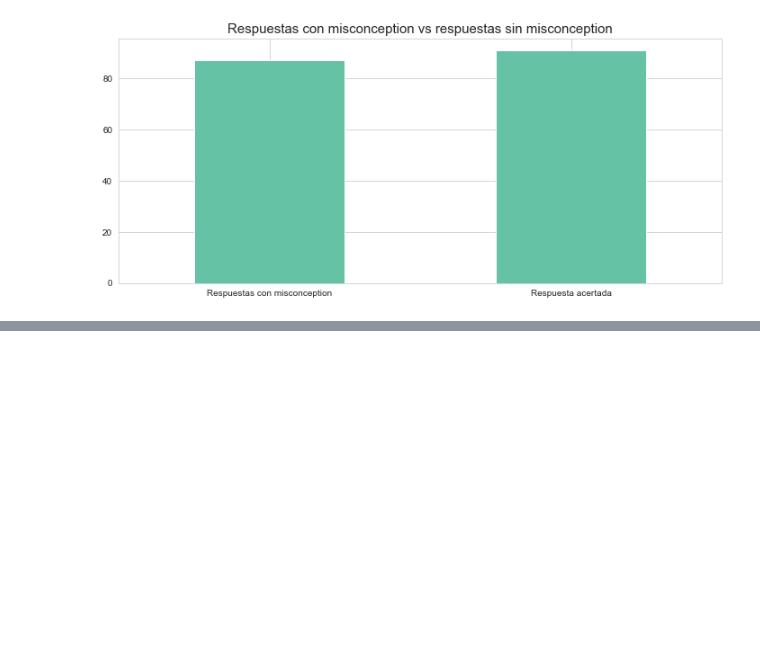
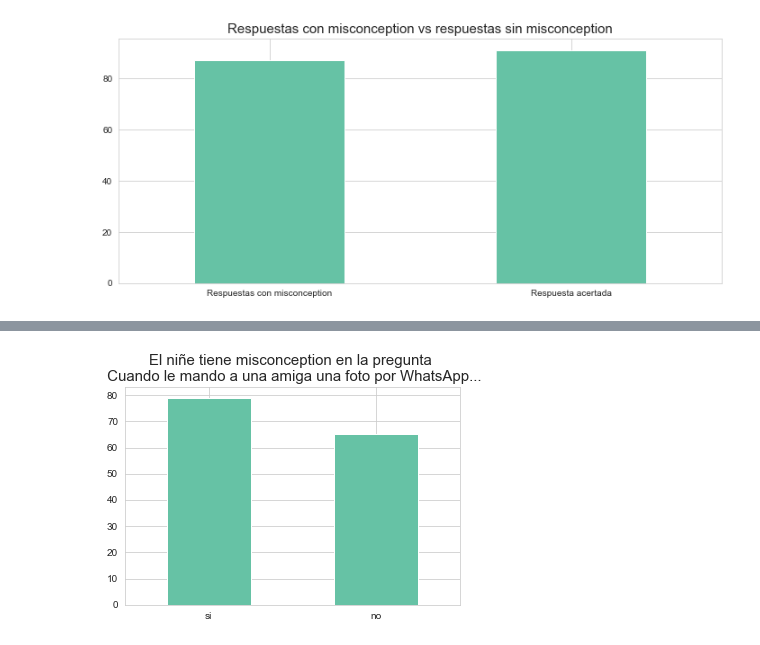
Before and after one commit to luparral/misconceptions, a Jupyter notebook: notebooks/Análisis exploratorio.ipynb, the cells around one changed output, grey strips where cells are left out. Cells and saved outputs as stored; diff of their text form; code cells hidden in the pictures; blank space fills up the shorter version.

```diff
--- a/notebooks/Análisis exploratorio.ipynb
+++ b/notebooks/Análisis exploratorio.ipynb
@@ -365,0 +424,7 @@ df_gratuidad
+# %%
+df['misconception_mandar_fotos'] = np.where(df['q_mandar_fotos']=='a_mandar_fotos_copia', 'no', 'si')
+df["misconception_mandar_fotos"].value_counts().plot.bar(rot=0);
+plt.title("El niñe tiene misconception en la pregunta \n Cuando le mando a una amiga una foto por WhatsApp...", \
+          fontsize=15);
+# %% [output]
+[figure, added]
```
Also changed, not shown: parts of 14 cells of this notebook, 1 other file.
